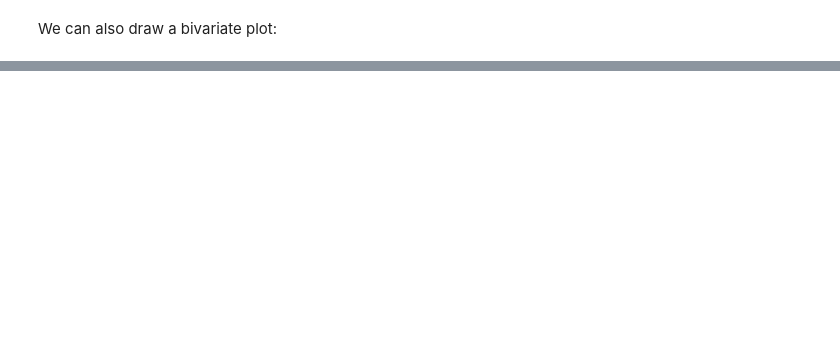
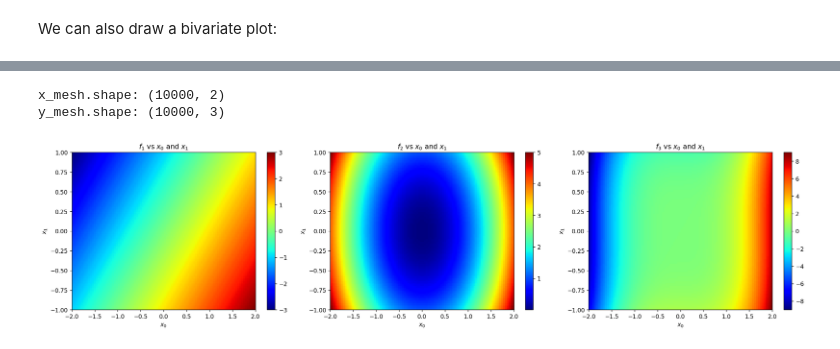
Before and after one commit to einigl/ism-model-nn-approximation, a Jupyter notebook: example-notebooks/training.ipynb, the cells around one changed output, grey strips where cells are left out. Drawn from its saved outputs; the diff is of its cells as text; code cells hidden in the pictures; blank space fills up the shorter version.

```diff
--- a/example-notebooks/training.ipynb
+++ b/example-notebooks/training.ipynb
@@ -58,0 +80,39 @@ outputs = f(inputs)
+# %%
+n_points = 100
+default_values = [0, 0]
+
+X = np.meshgrid(*[np.linspace(*ranges[k], n_points) for k in range(n_inputs)])
+x_mesh = np.column_stack([X[k].flatten() for k in range(n_inputs)])
+print("x_mesh.shape:", x_mesh.shape)
+
+y_mesh = f(x_mesh)
+print("y_mesh.shape:", y_mesh.shape)
+
+Y = y_mesh.reshape(n_points, n_points, n_outputs)
+# %% [output]
+x_mesh.shape: (10000, 2)
+y_mesh.shape: (10000, 3)
+# %%
+free_inputs = [1, 2]
+
+plt.figure(dpi=125, figsize=(6.4*n_outputs, 4.8))
+
+for k in range(n_outputs):
+    plt.subplot(1, n_outputs, k+1)
+    plt.imshow(
+        Y[:, :, k], cmap="jet", aspect="auto", extent=[
+            ranges[free_inputs[0]-1][0], ranges[free_inputs[0]-1][1],
+            ranges[free_inputs[1]-1][0], ranges[free_inputs[1]-1][1],
+        ],
+    )
+    plt.colorbar()
+
+    plt.xlabel(f"$x_{free_inputs[0]-1}$")
+    plt.ylabel(f"$x_{free_inputs[1]-1}$")
+    plt.title(f"$f_{k+1}$ vs $x_{free_inputs[0]-1}$ and $x_{free_inputs[1]-1}$")
+
+plt.tight_layout()
+
+plt.show()
+# %% [output]
+[figure, added]
```
Also changed, not shown: parts of 38 cells of this notebook, 5 other files.
